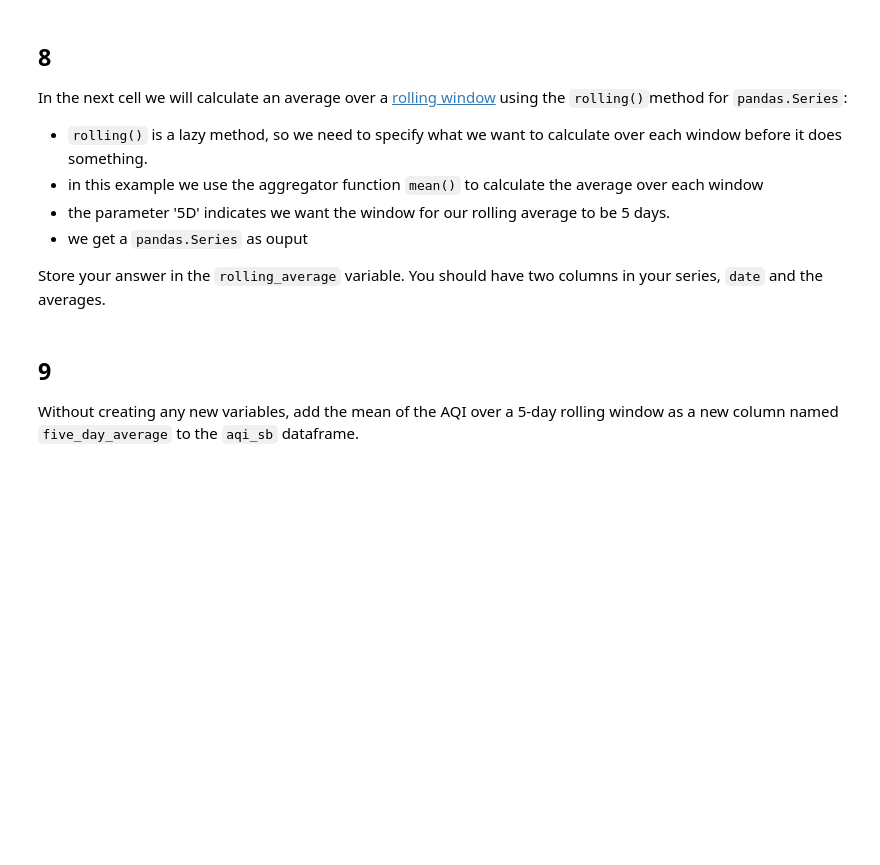
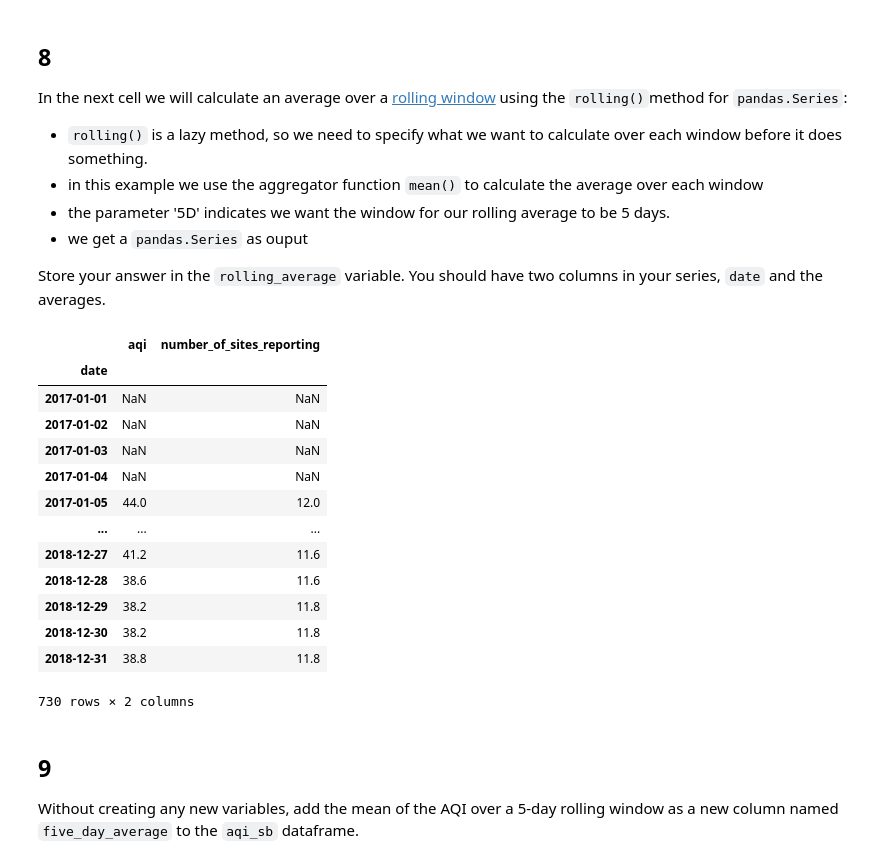
Before and after one commit to rfswick/eds220-hwk2, a Jupyter notebook: hwk2-task3-aqi.ipynb, the cells around one changed output. Saved outputs shown, nothing was run; the diff lists cells and outputs as text; code cells hidden in the pictures; blank space fills up the shorter version.

```diff
--- a/hwk2-task3-aqi.ipynb
+++ b/hwk2-task3-aqi.ipynb
@@ -249,8 +267,23 @@ In the next cell we will calculate an average over a [rolling window](https://pa
 Store your answer in the `rolling_average` variable. You should have two columns in your series, `date` and the averages.
 # %%
 # Calculate AQI rolling average over 5 days
-rolling_average = ...
+rolling_average = aqi_sb.rolling(5).mean()
 rolling_average
+# %% [output]
+|  | aqi | number_of_sites_reporting |
+| date |  |  |
+| 2017-01-01 | NaN | NaN |
+| 2017-01-02 | NaN | NaN |
+| 2017-01-03 | NaN | NaN |
+| 2017-01-04 | NaN | NaN |
+| 2017-01-05 | 44.0 | 12.0 |
+| ... | ... | ... |
+| 2018-12-27 | 41.2 | 11.6 |
+| 2018-12-28 | 38.6 | 11.6 |
+| 2018-12-29 | 38.2 | 11.8 |
+| 2018-12-30 | 38.2 | 11.8 |
+| 2018-12-31 | 38.8 | 11.8 |
+730 rows × 2 columns
 # %% [markdown]
 ## 9
 
```
Also changed, not shown: parts of 2 cells of this notebook.
